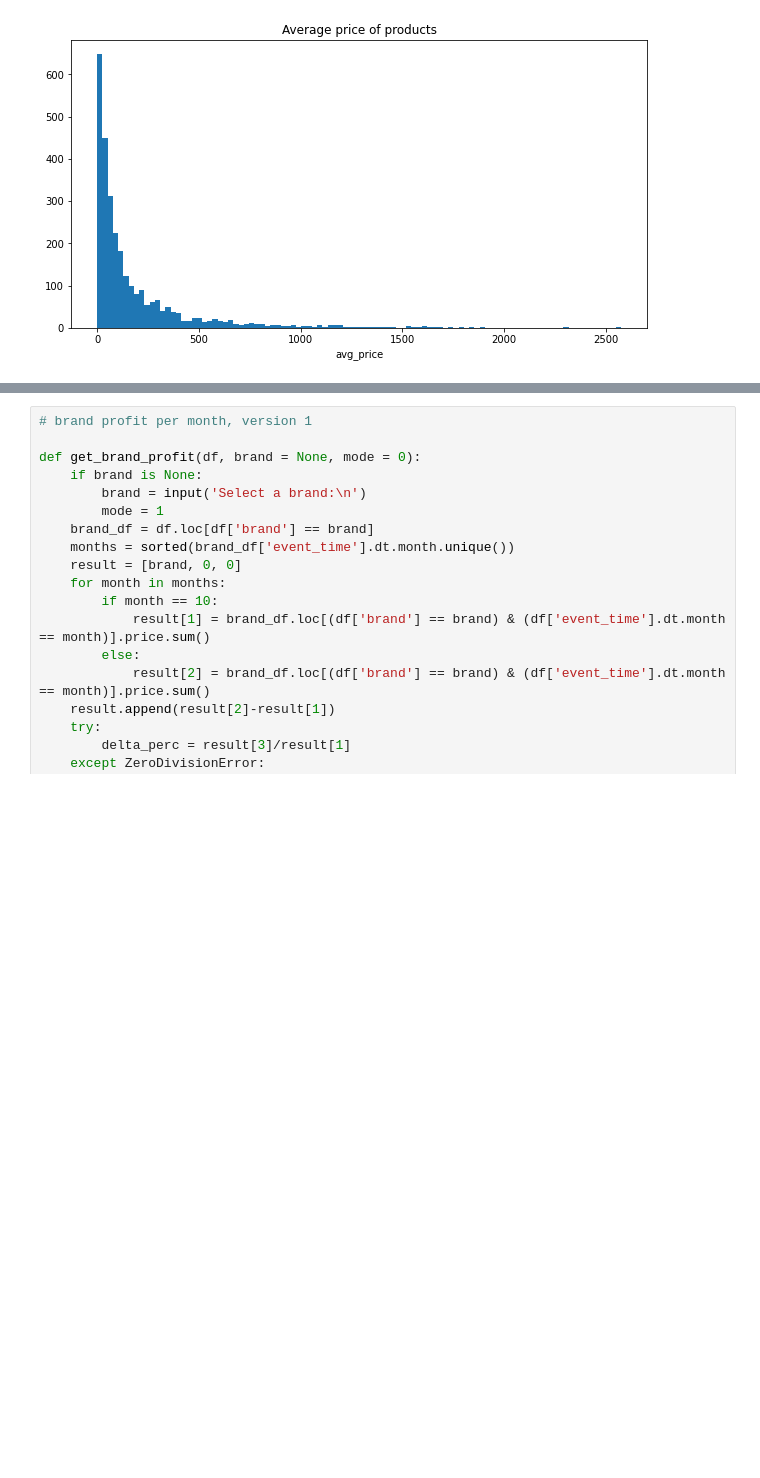
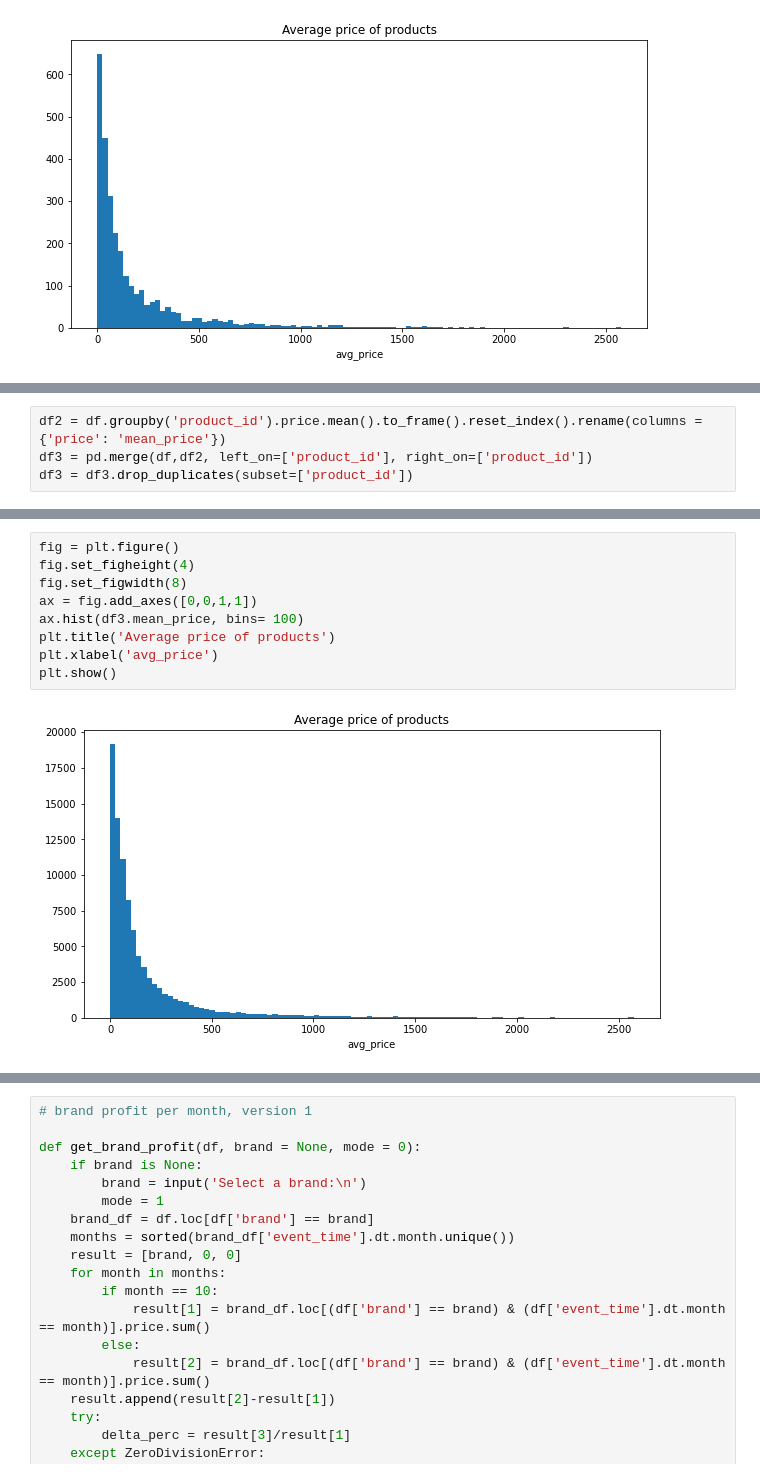
Before and after one commit to domenicocinque/ADM-HW2, a Jupyter notebook: ADM_HW02_RQ4.ipynb, the cells around one changed output, grey strips where cells are left out. Saved outputs shown, nothing was run; the diff lists cells and outputs as text; blank space fills up the shorter version.

```diff
--- a/ADM_HW02_RQ4.ipynb
+++ b/ADM_HW02_RQ4.ipynb
@@ -56,3 +69,7 @@ my_funct(purchases, mode = 1)
 | 555 | minimotors | 0.0 | 3500.73 | 3500.73 | inf |
 | 69 | avalon | 0.0 | 2565.90 | 2565.90 | inf |
 | 199 | daewoo | 0.0 | 2560.38 | 2560.38 | inf |
+# %%
+df2 = df.groupby('product_id').price.mean().to_frame().reset_index().rename(columns = {'price': 'mean_price'})
+df3 = pd.merge(df,df2, left_on=['product_id'], right_on=['product_id'])
+df3 = df3.drop_duplicates(subset=['product_id'])
@@ -58,0 +83,11 @@ my_funct(purchases, mode = 1)
+# %%
+fig = plt.figure()
+fig.set_figheight(4)
+fig.set_figwidth(8)
+ax = fig.add_axes([0,0,1,1])
+ax.hist(df3.mean_price, bins= 100)
+plt.title('Average price of products')
+plt.xlabel('avg_price')
+plt.show()
+# %% [output]
+[figure, added]
```
Also changed, not shown: parts of 4 cells of this notebook, 1 other file.
